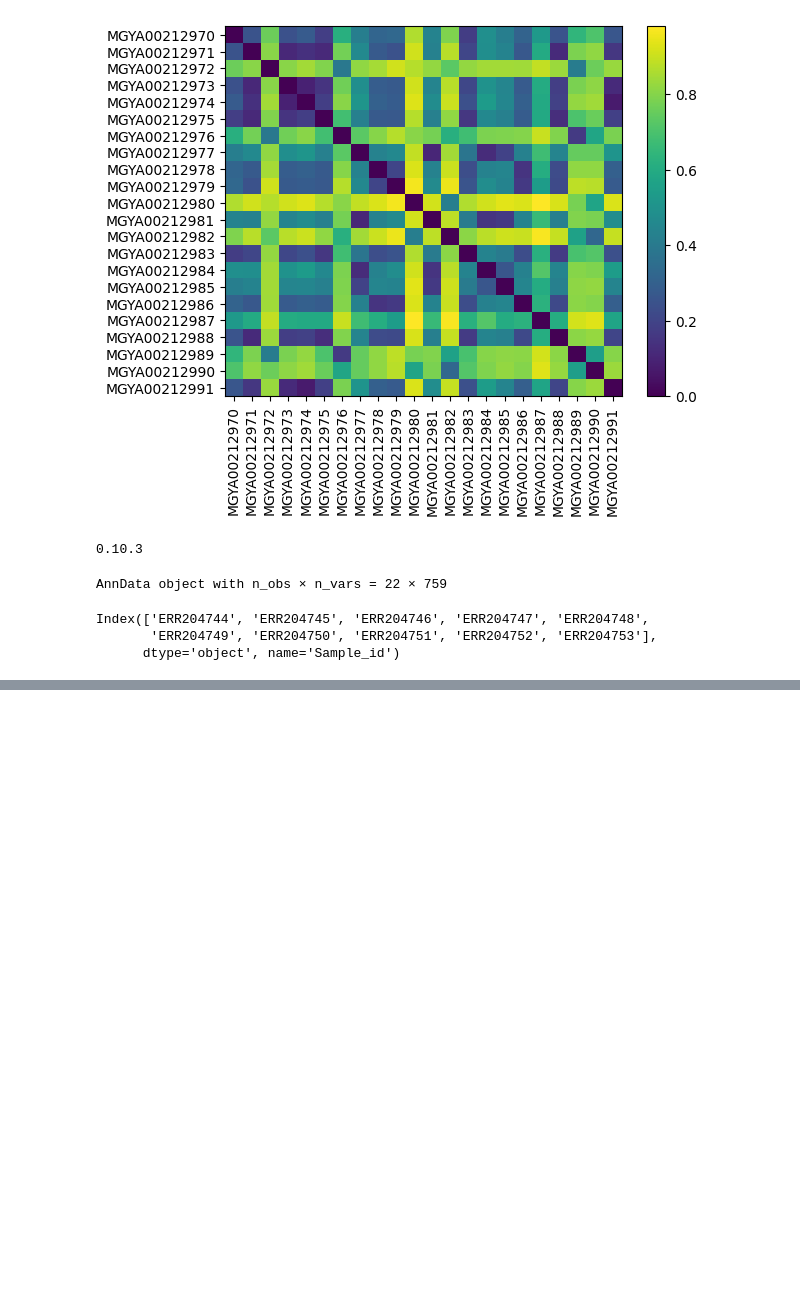
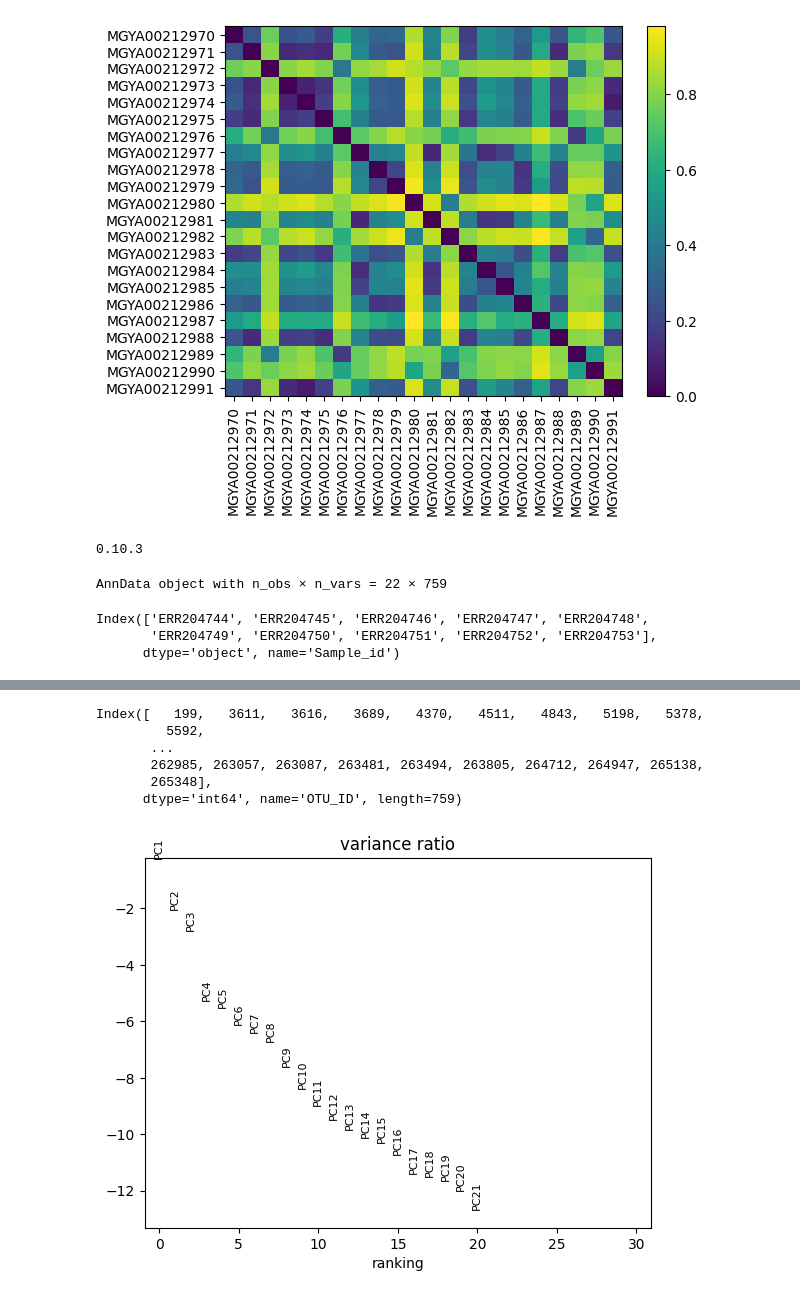
Before and after one commit to MDunitz/metagenomics, a Jupyter notebook: scripts/tutorial_test.ipynb, the cells around one changed output, grey strips where cells are left out. Drawn from its saved outputs; the diff is of its cells as text; code cells hidden in the pictures; blank space fills up the shorter version.

```diff
--- a/scripts/tutorial_test.ipynb
+++ b/scripts/tutorial_test.ipynb
@@ -305,0 +297,13 @@ analyses_df
+# %%
+adata.var_names
+# %% [output]
+Index([   199,   3611,   3616,   3689,   4370,   4511,   4843,   5198,   5378,
+         5592,
+       ...
+       262985, 263057, 263087, 263481, 263494, 263805, 264712, 264947, 265138,
+       265348],
+      dtype='int64', name='OTU_ID', length=759)
+# %%
+sc.pl.pca_variance_ratio(adata, log=True)
+# %% [output]
+[figure, added]
```
Also changed, not shown: parts of 23 cells of this notebook, 8 other files.
